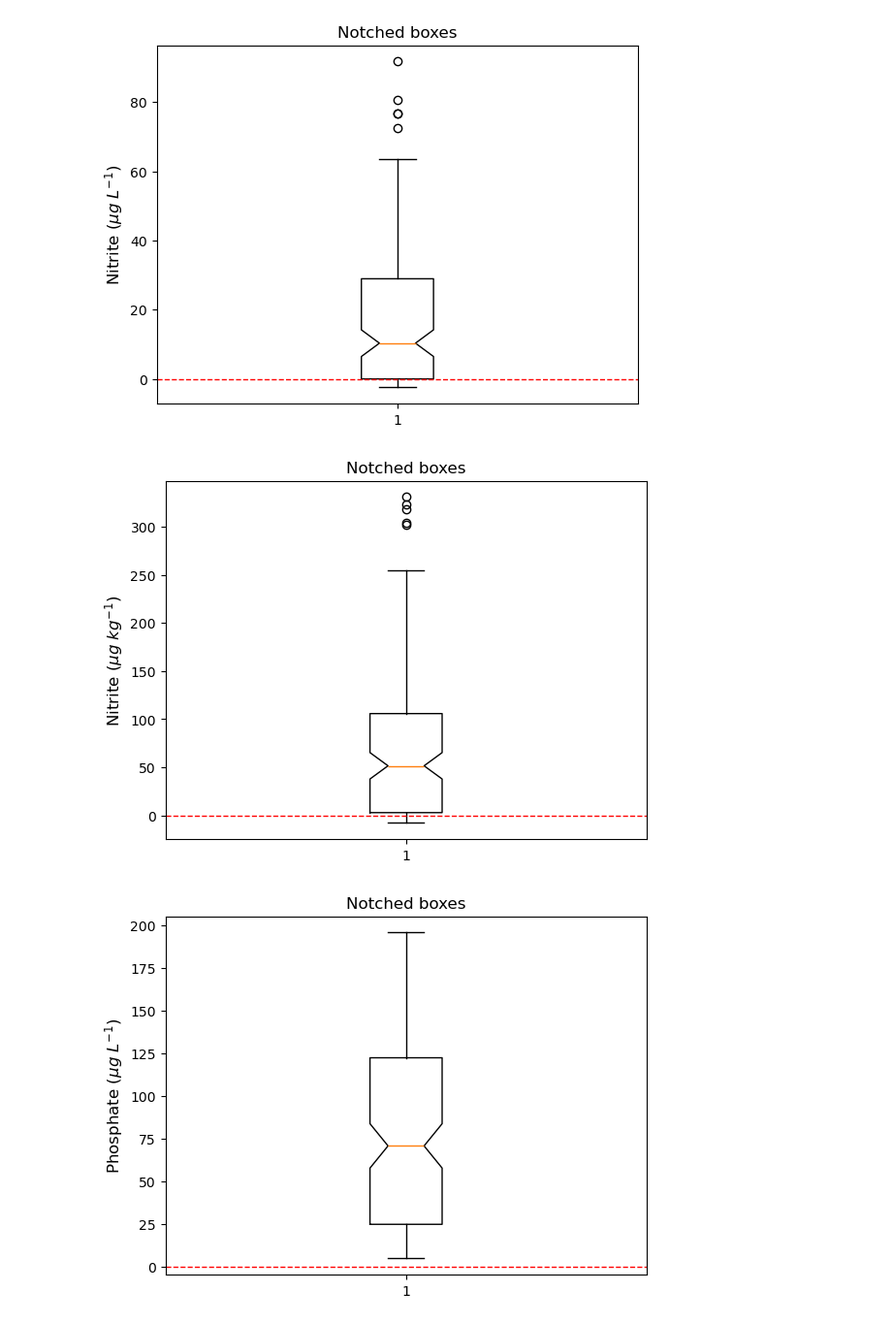
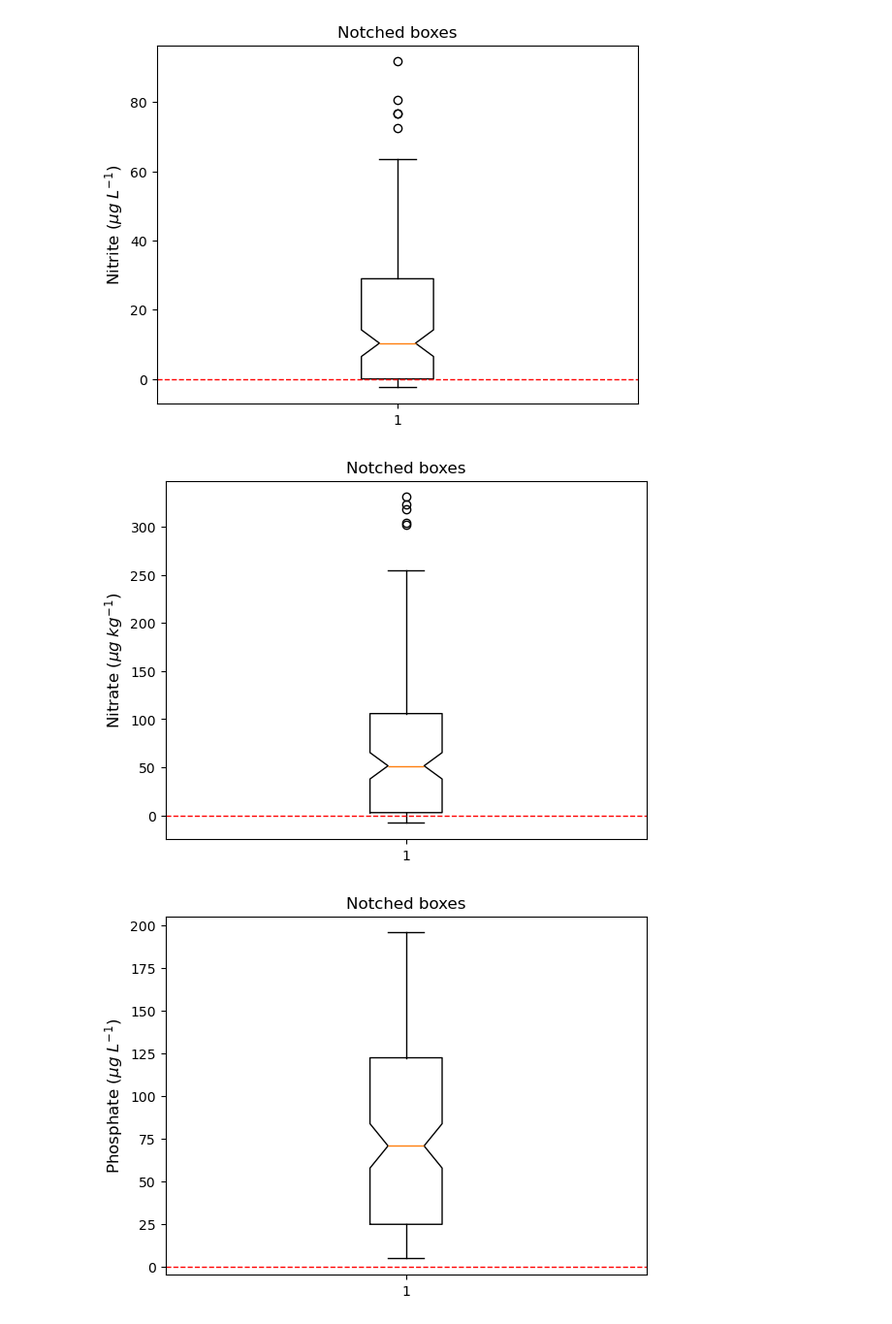
Before and after one commit to Andrea-Rebeca-LC/Python_2025_Ciencias_de_datos, a Jupyter notebook: Primeros ejercicios/Final_project.ipynb, the cells around one changed output. Shown: that part at 97% size. Cells and saved outputs as stored; diff of their text form; code cells hidden in the pictures.

```diff
--- a/Primeros ejercicios/Final_project.ipynb
+++ b/Primeros ejercicios/Final_project.ipynb
@@ -62,16 +62,16 @@ plt.show()
 # %%
 data = nutData["no3.ugl"]
 
 fig2, ax2 = plt.subplots()
 
 ax2.set_title('Notched boxes')
 ax2.boxplot(data, notch=True)
 # add red line in y=0
 ax2.axhline(y=0, color='red', linestyle='--', linewidth=1)
-plt.ylabel('Nitrite ($\mu g \; kg^{-1}$)', fontsize = 12)
+plt.ylabel('Nitrate ($\mu g \; kg^{-1}$)', fontsize = 12)
 plt.show()
 # %% [output]
-[figure, old version]
+[figure, new version]
 # %%
 data = nutData["po4.ugl"]
 
```
Also changed, not shown: parts of 4 cells of this notebook.
